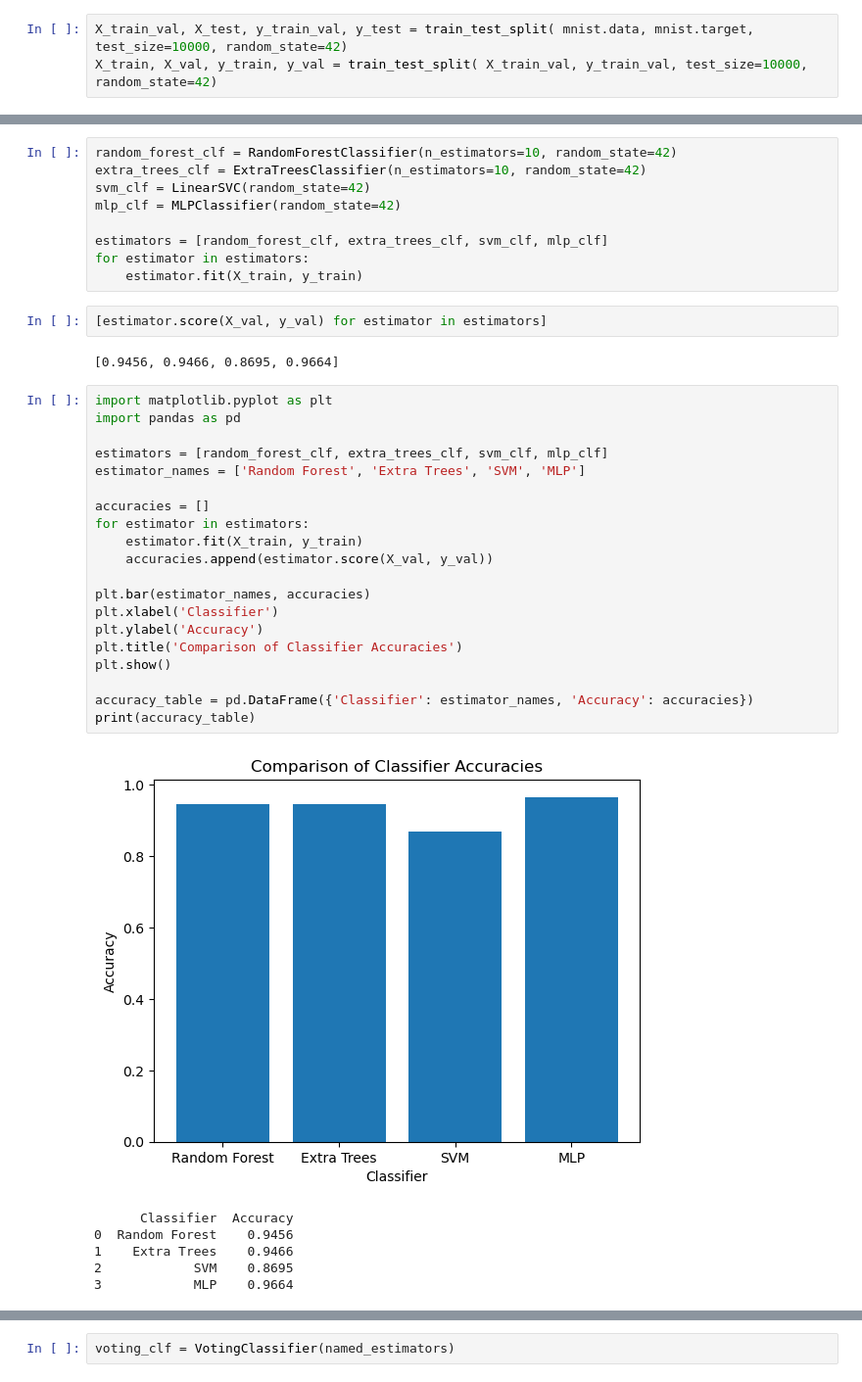
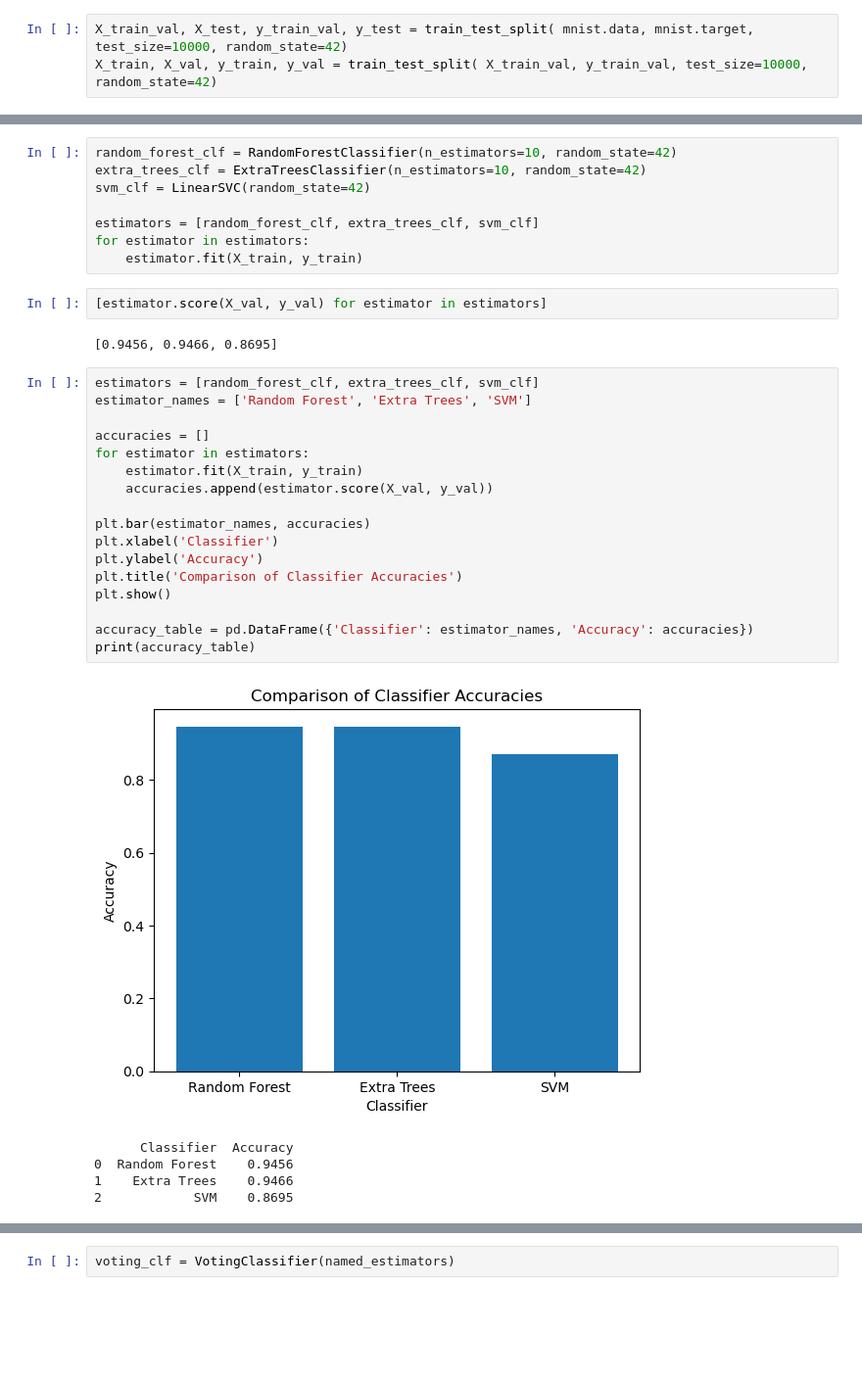
Before and after one commit to ehsanap7/kaggle, a Jupyter notebook: ensemble-learning-comp-8720.ipynb, the cells around one changed output, grey strips where cells are left out. Shown: that part at 98% size. Cells and saved outputs as stored; diff of their text form; blank space fills up the shorter version.

```diff
--- a/ensemble-learning-comp-8720.ipynb
+++ b/ensemble-learning-comp-8720.ipynb
@@ -91,40 +89,35 @@ X_train, X_val, y_train, y_val = train_test_split( X_train_val, y_train_val, tes
 random_forest_clf = RandomForestClassifier(n_estimators=10, random_state=42)
 extra_trees_clf = ExtraTreesClassifier(n_estimators=10, random_state=42)
 svm_clf = LinearSVC(random_state=42)
-mlp_clf = MLPClassifier(random_state=42)
 
-estimators = [random_forest_clf, extra_trees_clf, svm_clf, mlp_clf]
+estimators = [random_forest_clf, extra_trees_clf, svm_clf]
 for estimator in estimators:
     estimator.fit(X_train, y_train)
 # %%
 [estimator.score(X_val, y_val) for estimator in estimators]
 # %% [output]
-[0.9456, 0.9466, 0.8695, 0.9664]
+[0.9456, 0.9466, 0.8695]
 # %%
-import matplotlib.pyplot as plt
-import pandas as pd
-
-estimators = [random_forest_clf, extra_trees_clf, svm_clf, mlp_clf]
-estimator_names = ['Random Forest', 'Extra Trees', 'SVM', 'MLP']
+estimators = [random_forest_clf, extra_trees_clf, svm_clf]
+estimator_names = ['Random Forest', 'Extra Trees', 'SVM']
 
 accuracies = []
 for estimator in estimators:
     estimator.fit(X_train, y_train)
     accuracies.append(estimator.score(X_val, y_val))
 
 plt.bar(estimator_names, accuracies)
 plt.xlabel('Classifier')
 plt.ylabel('Accuracy')
 plt.title('Comparison of Classifier Accuracies')
 plt.show()
 
 accuracy_table = pd.DataFrame({'Classifier': estimator_names, 'Accuracy': accuracies})
 print(accuracy_table)
 # %% [output]
-[figure, old version]
+[figure, new version]
       Classifier  Accuracy
 0  Random Forest    0.9456
 1    Extra Trees    0.9466
 2            SVM    0.8695
-3            MLP    0.9664
 # %%
```
Also changed, not shown: parts of 33 cells of this notebook.
